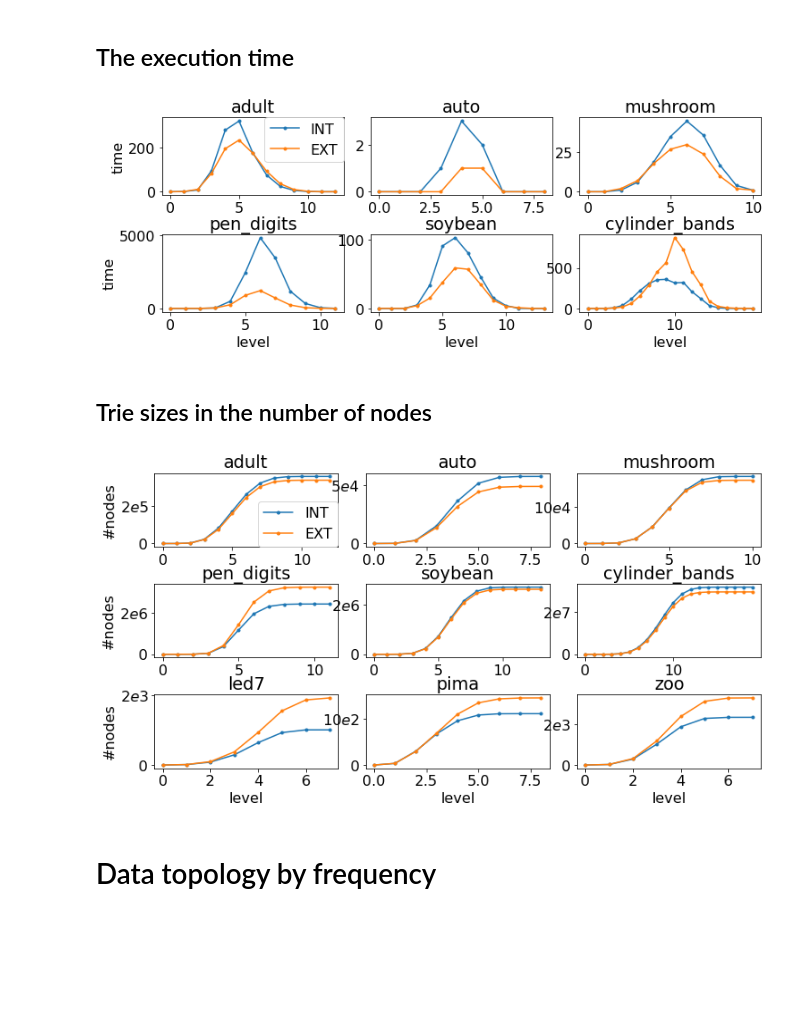
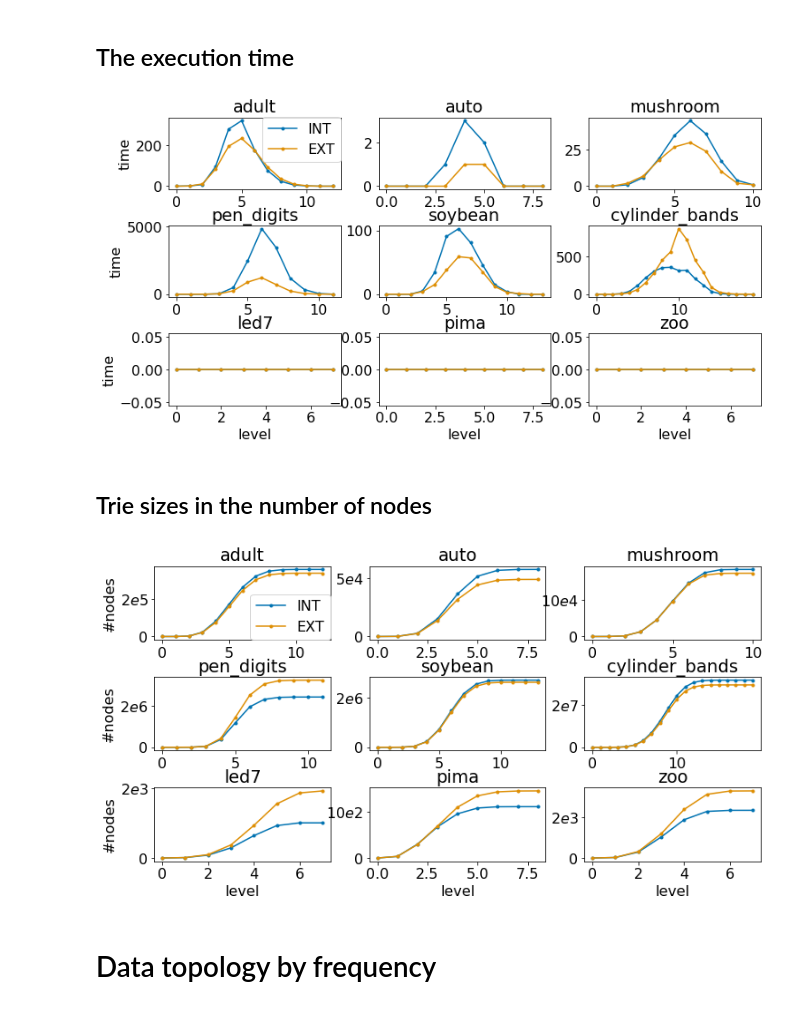
Before and after one commit to makhalova/pattern_mining_tools, a Jupyter notebook: experiments/ML_CS_GDPM/output_for_the_paper.ipynb, the cells around one changed output. Saved outputs shown, nothing was run; the diff lists cells and outputs as text; code cells hidden in the pictures; blank space fills up the shorter version.

```diff
--- a/experiments/ML_CS_GDPM/output_for_the_paper.ipynb
+++ b/experiments/ML_CS_GDPM/output_for_the_paper.ipynb
@@ -16,6 +16,8 @@ font = {'family' : 'normal',
         'size'   : 16}
 
 matplotlib.rc ('font', **font)
+
+colorblind_list =["#0173B2", "#DE8F05", "#029E73", "#D55E00", "#CC78BC", "#CA9161", "#FBAFE4", "#949494", "#ECE133", "#56B4E9"]
 # %% [markdown]
 # Description
 # %% [markdown]
@@ -70,32 +72,32 @@ pd.read_csv('./results/ME_F.csv',index_col=0, sep = ';')
 # %% [markdown]
 ## The execution time
 # %%
-data_time_list = ['adult', 'auto',   'mushroom', 'pen_digits', 'soybean','cylinder_bands',] #'nursery'
-n_rows = 2
+data_time_list = ['adult', 'auto',   'mushroom', 'pen_digits', 'soybean','cylinder_bands', 'led7', 'pima', 'zoo'] #'nursery'
+n_rows = 3
 n_columns = int((len(data_time_list) + 1)/n_rows)
-fig, axs = plt.subplots(n_rows, n_columns, figsize=(12,4))
+fig, axs = plt.subplots(n_rows, n_columns, figsize=(12,6))
 for i, data_name in enumerate(data_time_list):
     dir_name = data_dir_name  + data_name + '/transformed/closure_structure/dat/'
     df_ME = pd.read_csv(dir_name + 'summary_ME.csv', sep = ';', header = None, index_col = 0).T
     df_F = pd.read_csv(dir_name + 'summary_F.csv', sep = ';', header = None, index_col = 0).T
-    axs[int(i/n_columns), i%n_columns].plot(df_ME.level, df_ME.time, label = 'INT', marker = '.')
-    axs[int(i/n_columns), i%n_columns].plot(df_F.level, df_F.time, label = 'EXT', marker = '.')
+    axs[int(i/n_columns), i%n_columns].plot(df_ME.level, df_ME.time, label = 'INT', marker = '.', c = colorblind_list[0])
+    axs[int(i/n_columns), i%n_columns].plot(df_F.level, df_F.time, label = 'EXT', marker = '.', c = colorblind_list[1])
     axs[int(i/n_columns), i%n_columns].set_title(data_name)
     axs[int(i/n_columns), i%n_columns].set_xlabel('level')
 
 
 for i in range(n_rows):
     axs[i,0].set_ylabel('time')
 
 for i in range(n_columns):
     axs[0,i].set_xlabel('')
-
+    axs[1,i].set_xlabel('')
 
 axs[0, 0].legend(loc = "upper right", bbox_to_anchor=(0, 0, 1.04, 1.1))
-plt.subplots_adjust(wspace=0.15, hspace=0.5)
-fig.savefig('./results/time_me_f.png', transparent = True, bbox_inches='tight',  pad_inches=0.1)
+plt.subplots_adjust(wspace=0.22, hspace=0.5)
+fig.savefig('./results/time_me_f.png', transparent = True, bbox_inches='tight',  pad_inches=0.1, dpi=300)
 # %% [output]
-[figure, old version]
+[figure, new version]
 # %% [markdown]
 ## Trie sizes in the number of nodes
 # %%
@@ -123,8 +125,8 @@ for i, data_name in enumerate(data_time_list):
     dir_name = data_dir_name + data_name + '/transformed/closure_structure/dat/'
     df_ME = pd.read_csv(dir_name + 'summary_ME.csv', sep = ';', header = None, index_col = 0).T
     df_F = pd.read_csv(dir_name + 'summary_F.csv', sep = ';', header = None, index_col = 0).T
-    axs[int(i/n_columns), i%n_columns].plot(df_ME.level, df_ME.n_nodes, label = 'INT', marker = '.')
-    axs[int(i/n_columns), i%n_columns].plot(df_ME.level, df_F.n_nodes, label = 'EXT', marker = '.')
+    axs[int(i/n_columns), i%n_columns].plot(df_ME.level, df_ME.n_nodes, label = 'INT', marker = '.', c = colorblind_list[0])
+    axs[int(i/n_columns), i%n_columns].plot(df_ME.level, df_F.n_nodes, label = 'EXT', marker = '.', c = colorblind_list[1])
     axs[int(i/n_columns), i%n_columns].set_title(data_name)
     locs = axs[int(i/n_columns), i%n_columns].get_yticks()
     new_labels = reduce_labels(locs)
@@ -136,10 +138,10 @@ for i in range(n_rows):
     axs[i,0].set_ylabel('#nodes')
 
 axs[0,0].legend(loc = "lower right", bbox_to_anchor=(0, -0.1, 1.04, 1.5))
-plt.subplots_adjust(wspace=0.15, hspace=0.5)
-fig.savefig('./results/nodes_me_f.png', transparent = True, bbox_inches='tight',  pad_inches=0.1)
+plt.subplots_adjust(wspace=0.22, hspace=0.5)
+fig.savefig('./results/nodes_me_f.png', transparent = True, bbox_inches='tight',  pad_inches=0.1, dpi=300)
 # %% [output]
-[figure, old version]
+[figure, new version]
 # %% [markdown]
 # Data topology by frequency
 # %%
```
Also changed, not shown: parts of 7 cells of this notebook, 10 other files.
